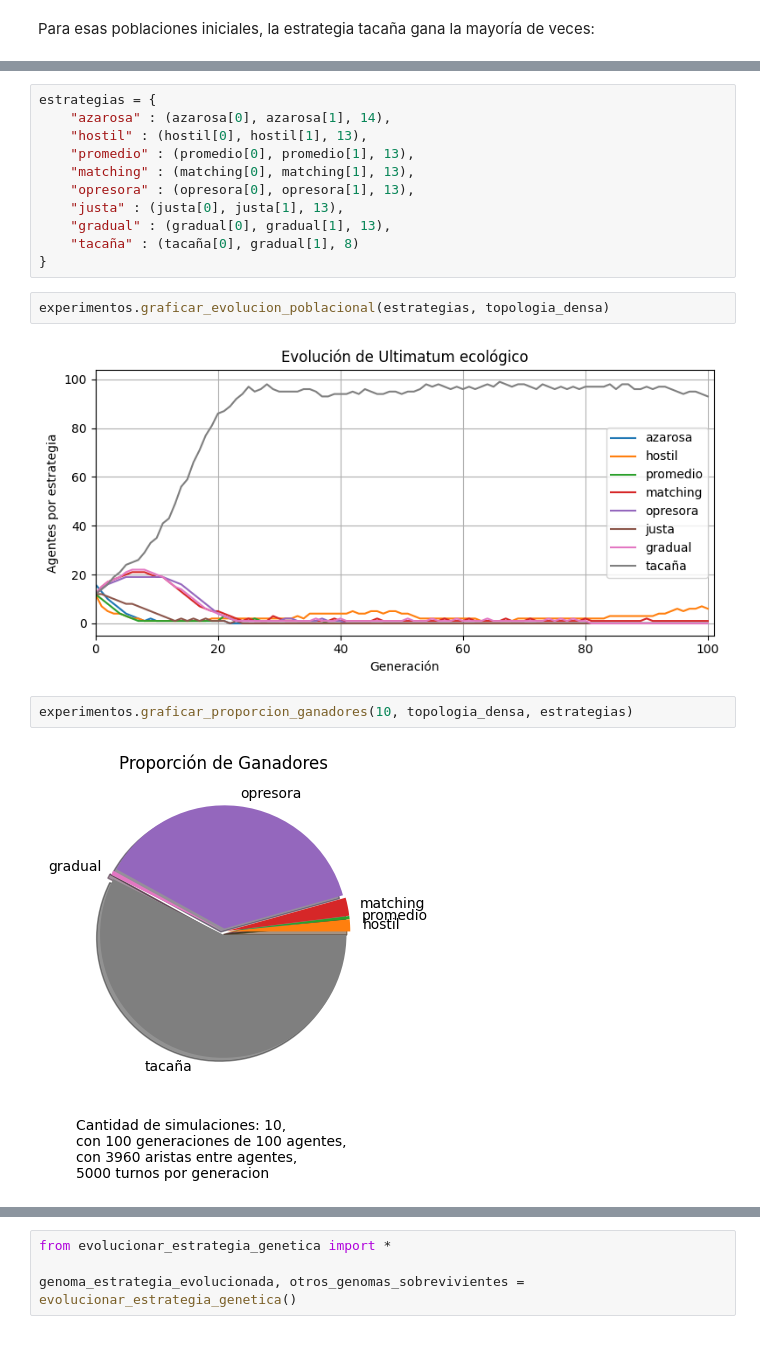
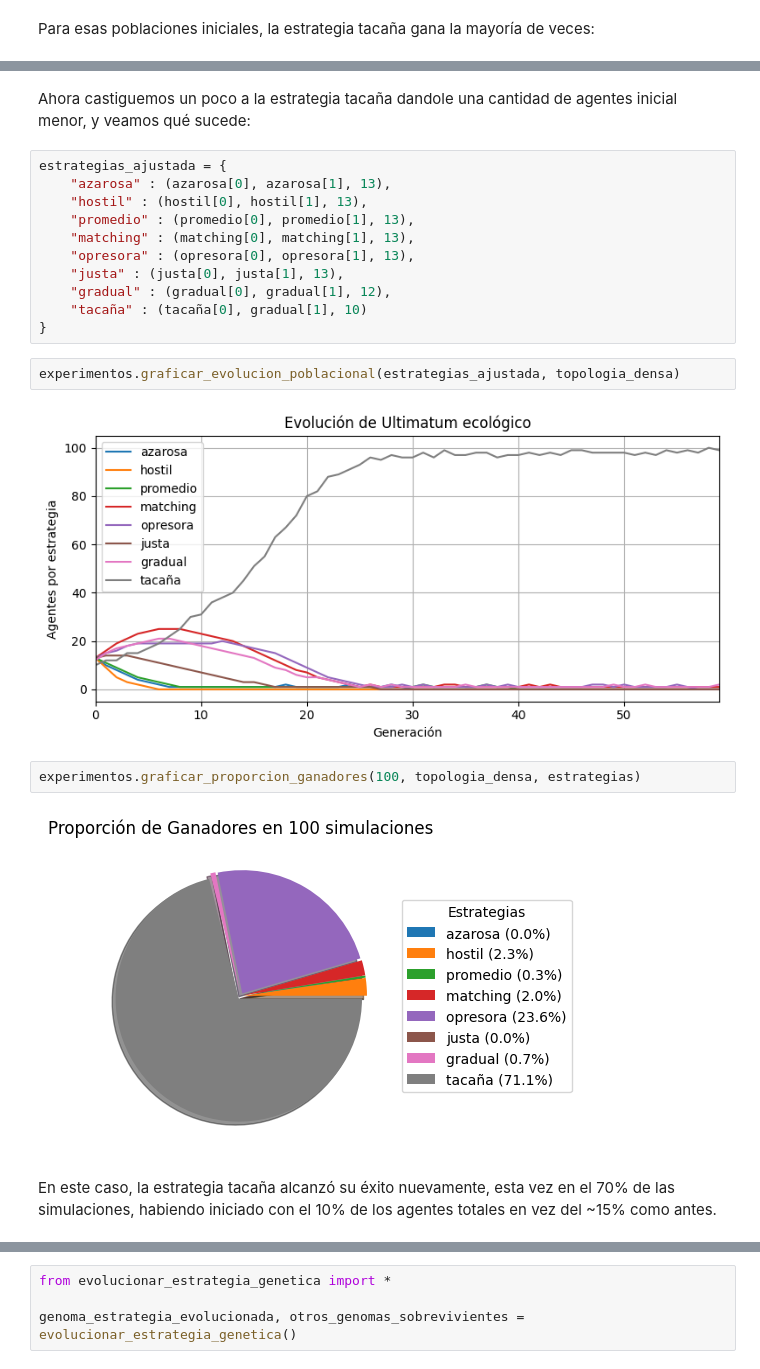
Before and after one commit to matuneville/ultimatum-game-model, a Jupyter notebook: src/informe.ipynb, the cells around one changed output, grey strips where cells are left out. Cells and saved outputs as stored; diff of their text form.

Commit message:
informe y experimentos - actualizados

```diff
--- a/src/informe.ipynb
+++ b/src/informe.ipynb
@@ -195,20 +197,24 @@ Podemos modificar las poblaciones iniciales para observar que la estrategia taca
+# %% [markdown]
+Ahora castiguemos un poco a la estrategia tacaña dandole una cantidad de agentes inicial menor, y veamos qué sucede:
 # %%
-estrategias = {
-    "azarosa" : (azarosa[0], azarosa[1], 14),
+estrategias_ajustada = {
+    "azarosa" : (azarosa[0], azarosa[1], 13),
     "hostil" : (hostil[0], hostil[1], 13),
     "promedio" : (promedio[0], promedio[1], 13),
     "matching" : (matching[0], matching[1], 13),
     "opresora" : (opresora[0], opresora[1], 13),
     "justa" : (justa[0], justa[1], 13),
-    "gradual" : (gradual[0], gradual[1], 13),
-    "tacaña" : (tacaña[0], gradual[1], 8)
+    "gradual" : (gradual[0], gradual[1], 12),
+    "tacaña" : (tacaña[0], gradual[1], 10)
 }
 # %%
-experimentos.graficar_evolucion_poblacional(estrategias, topologia_densa)
+experimentos.graficar_evolucion_poblacional(estrategias_ajustada, topologia_densa)
 # %% [output]
-[figure, old version]
+[figure, new version]
 # %%
-experimentos.graficar_proporcion_ganadores(10, topologia_densa, estrategias)
+experimentos.graficar_proporcion_ganadores(100, topologia_densa, estrategias)
 # %% [output]
-[figure, old version]
+[figure, new version]
+# %% [markdown]
+En este caso, la estrategia tacaña alcanzó su éxito nuevamente, esta vez en el 70% de las simulaciones, habiendo iniciado con el 10% de los agentes totales en vez del ~15% como antes.
 # %% [markdown]
```
Also changed, not shown: parts of 42 cells of this notebook, 1 other file.
